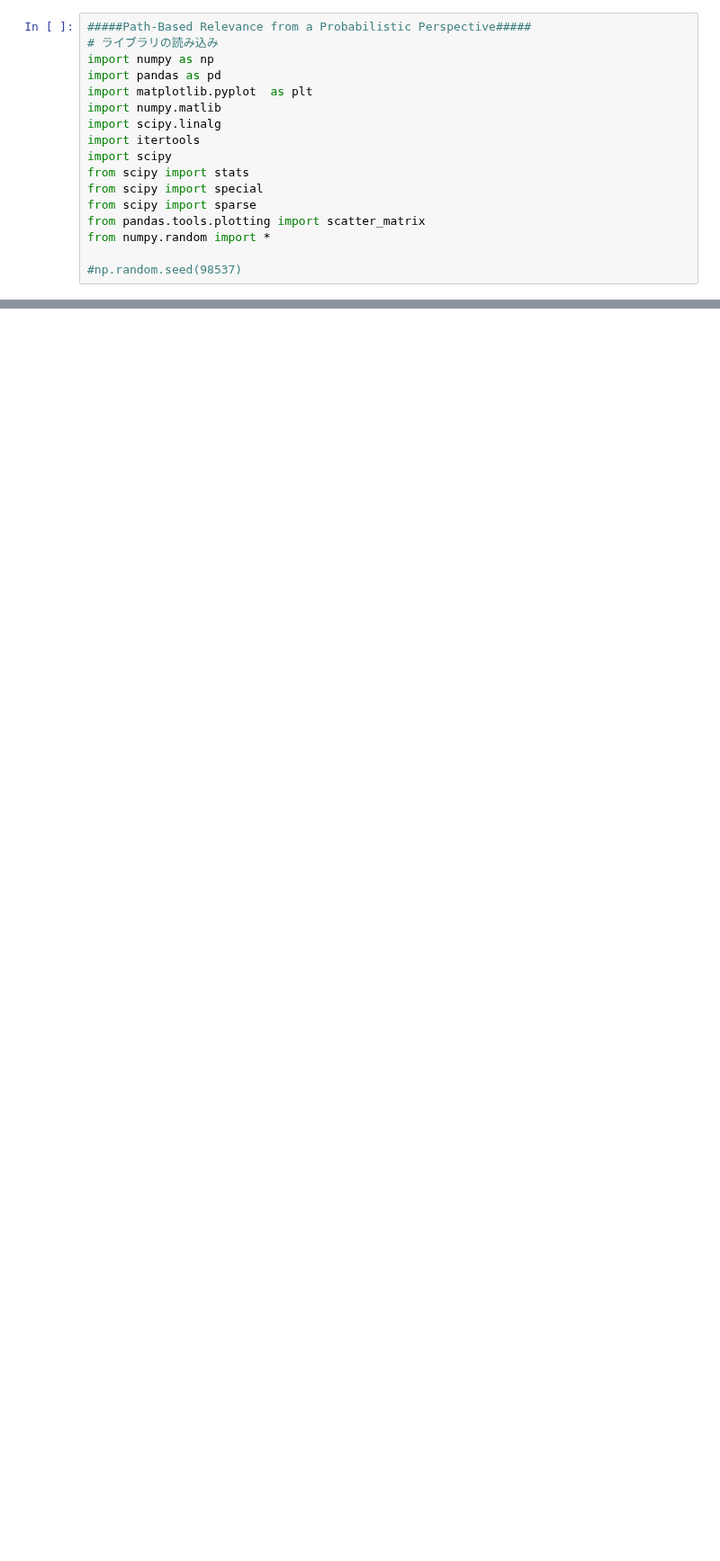
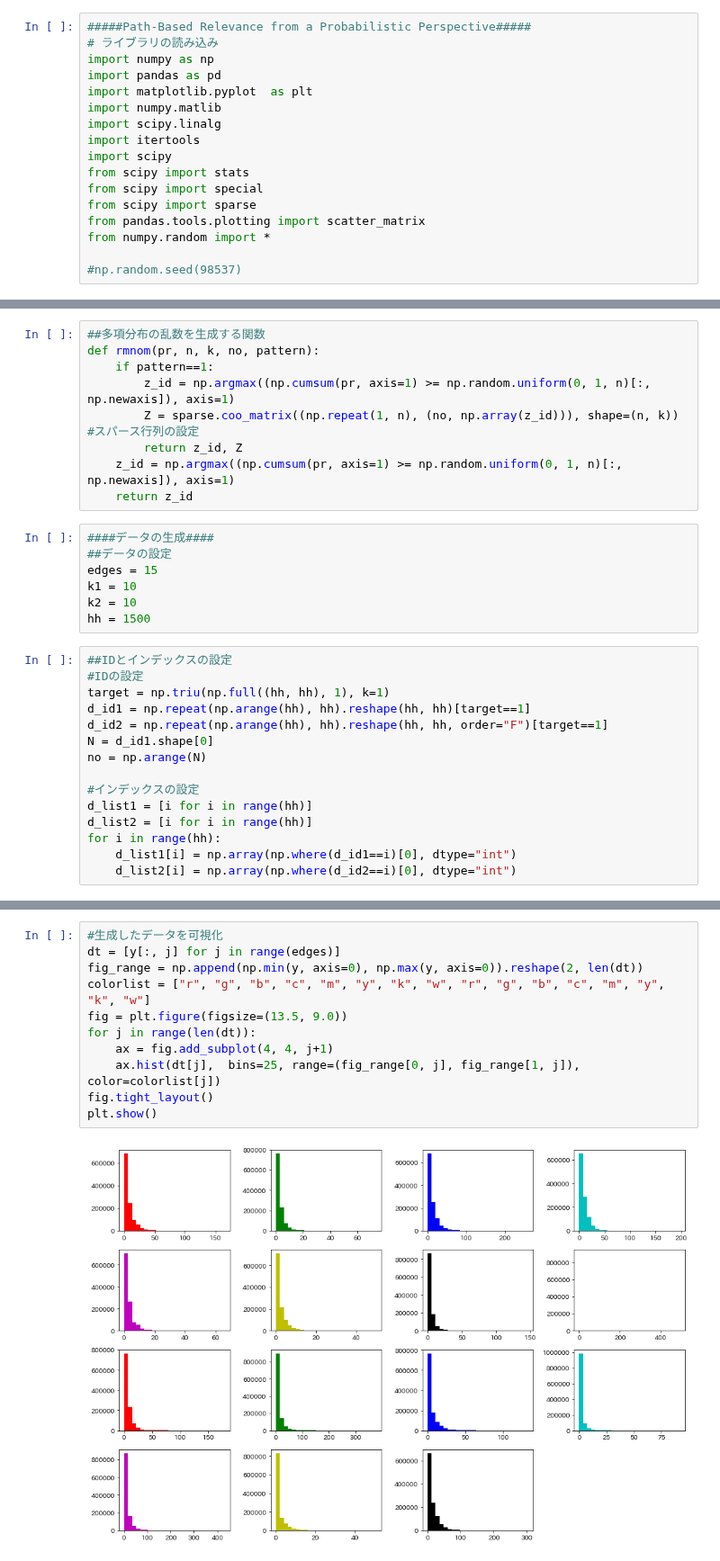
Before and after one commit to shiny-colors/Machine_Learning_Python, a Jupyter notebook: Path-Based_Relevance_Probabilistic_model.ipynb, the cells around one changed output, grey strips where cells are left out. Shown at 90% size. Cells and saved outputs as stored; diff of their text form; blank space fills up the shorter version.

```diff
--- a/Path-Based_Relevance_Probabilistic_model.ipynb
+++ b/Path-Based_Relevance_Probabilistic_model.ipynb
@@ -35,0 +18,31 @@ ValueError: operands could not be broadcast together with shapes (1,10) (10,15)
+# %%
+##多項分布の乱数を生成する関数
+def rmnom(pr, n, k, no, pattern):
+    if pattern==1:
+        z_id = np.argmax((np.cumsum(pr, axis=1) >= np.random.uniform(0, 1, n)[:, np.newaxis]), axis=1)
+        Z = sparse.coo_matrix((np.repeat(1, n), (no, np.array(z_id))), shape=(n, k))   #スパース行列の設定
+        return z_id, Z
+    z_id = np.argmax((np.cumsum(pr, axis=1) >= np.random.uniform(0, 1, n)[:, np.newaxis]), axis=1)
+    return z_id
+# %%
+####データの生成####
+##データの設定
+edges = 15
+k1 = 10
+k2 = 10
+hh = 1500
+# %%
+##IDとインデックスの設定
+#IDの設定
+target = np.triu(np.full((hh, hh), 1), k=1)
+d_id1 = np.repeat(np.arange(hh), hh).reshape(hh, hh)[target==1]
+d_id2 = np.repeat(np.arange(hh), hh).reshape(hh, hh, order="F")[target==1]
+N = d_id1.shape[0]
+no = np.arange(N)
+
+#インデックスの設定
+d_list1 = [i for i in range(hh)]
+d_list2 = [i for i in range(hh)]
+for i in range(hh):
+    d_list1[i] = np.array(np.where(d_id1==i)[0], dtype="int")
+    d_list2[i] = np.array(np.where(d_id2==i)[0], dtype="int")
@@ -35,0 +88,13 @@ ValueError: operands could not be broadcast together with shapes (1,10) (10,15)
+# %%
+#生成したデータを可視化
+dt = [y[:, j] for j in range(edges)]
+fig_range = np.append(np.min(y, axis=0), np.max(y, axis=0)).reshape(2, len(dt))
+colorlist = ["r", "g", "b", "c", "m", "y", "k", "w", "r", "g", "b", "c", "m", "y", "k", "w"]
+fig = plt.figure(figsize=(13.5, 9.0))
+for j in range(len(dt)):
+    ax = fig.add_subplot(4, 4, j+1)
+    ax.hist(dt[j],  bins=25, range=(fig_range[0, j], fig_range[1, j]), color=colorlist[j])
+fig.tight_layout()
+plt.show()
+# %% [output]
+[figure, added]
```
Also changed, not shown: parts of 11 cells of this notebook.
